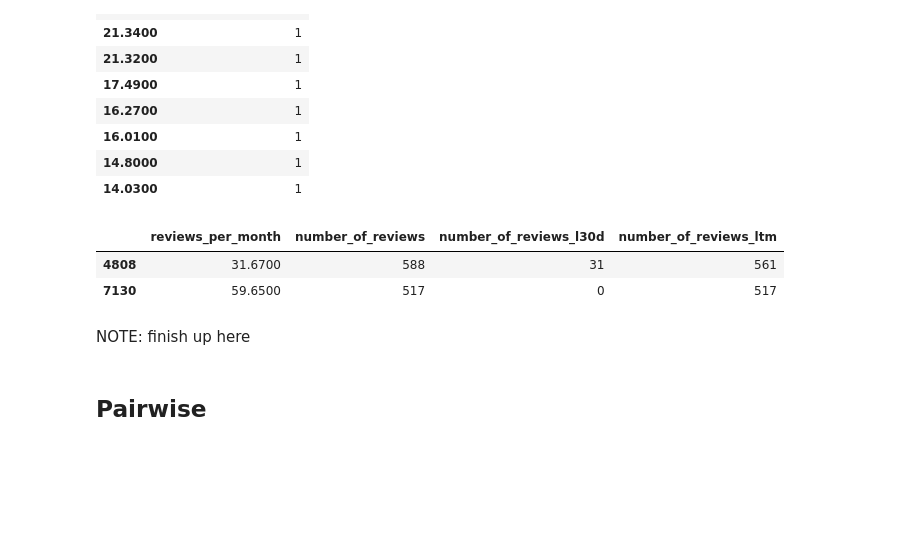
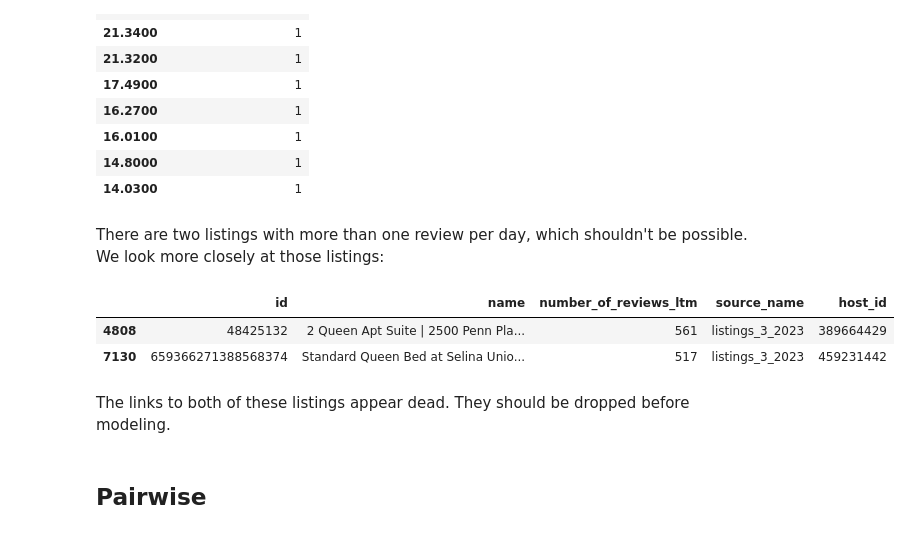
Before and after one commit to ayee6/JHUDataScienceGroup9, a Jupyter notebook: EDA_Steve.ipynb, the cells around one changed output. Saved outputs shown, nothing was run; the diff lists cells and outputs as text; code cells hidden in the pictures; blank space fills up the shorter version.

```diff
--- a/EDA_Steve.ipynb
+++ b/EDA_Steve.ipynb
@@ -24,9 +25,9 @@ price_to_numeric(ldf)
 # %%
-ldf['has_availability'] = ldf['has_availability'].replace({'t':1, 'f':0})
+vwListings['has_availability'] = vwListings['has_availability'].replace({'t':1, 'f':0})
 # %%
-ldf['first_review'] = pd.to_datetime(ldf['first_review'])
-ldf['last_review'] = pd.to_datetime(ldf['last_review'])
-ldf['host_since'] = pd.to_datetime(ldf['host_since'])
+vwListings['first_review'] = pd.to_datetime(vwListings['first_review'])
+vwListings['last_review'] = pd.to_datetime(vwListings['last_review'])
+vwListings['host_since'] = pd.to_datetime(vwListings['host_since'])
 # %% [markdown]
 ## Single Variable
 # %% [markdown]
@@ -430,9 +497,9 @@ NOTE: Insert histogram(s)
 # %% [markdown]
 A blank value in reviews_per_month indicates no reviews, so we replace blanks with 0.
 # %%
-ldf['reviews_per_month'] = ldf['reviews_per_month'].replace('', 0)
+vwListings['reviews_per_month'] = vwListings['reviews_per_month'].replace('', 0)
 # %%
-rpm = ldf['reviews_per_month']
+rpm = vwListings['reviews_per_month']
 # %% [markdown]
 We print descriptive statistics.
 # %%
@@ -463,14 +530,16 @@ pd.DataFrame(rpm.value_counts().sort_index(ascending=False)).head(10)
 | 16.0100 | 1 |
 | 14.8000 | 1 |
 | 14.0300 | 1 |
+# %% [markdown]
+There are two listings with more than one review per day, which shouldn't be possible. We look more closely at those listings:
 # %%
-ldf.loc[rpm > 31, ['reviews_per_month','number_of_reviews','number_of_reviews_l30d','number_of_reviews_ltm']]
+vwListings.loc[rpm > 31, ['id','name','number_of_reviews_ltm','source_name','host_id']]
 # %% [output]
-|  | reviews_per_month | number_of_reviews | number_of_reviews_l30d | number_of_reviews_ltm |
-| 4808 | 31.6700 | 588 | 31 | 561 |
-| 7130 | 59.6500 | 517 | 0 | 517 |
+|  | id | name | number_of_reviews_ltm | source_name | host_id |
+| 4808 | 48425132 | 2 Queen Apt Suite | 2500 Penn Pla... | 561 | listings_3_2023 | 389664429 |
+| 7130 | 659366271388568374 | Standard Queen Bed at Selina Unio... | 517 | listings_3_2023 | 459231442 |
-# %% [markdown]
-NOTE: finish up here
+# %% [markdown]
+The links to both of these listings appear dead. They should be dropped before modeling.
 # %% [markdown]
 ## Pairwise
 # %% [markdown]
```
Also changed, not shown: parts of 78 cells of this notebook.
